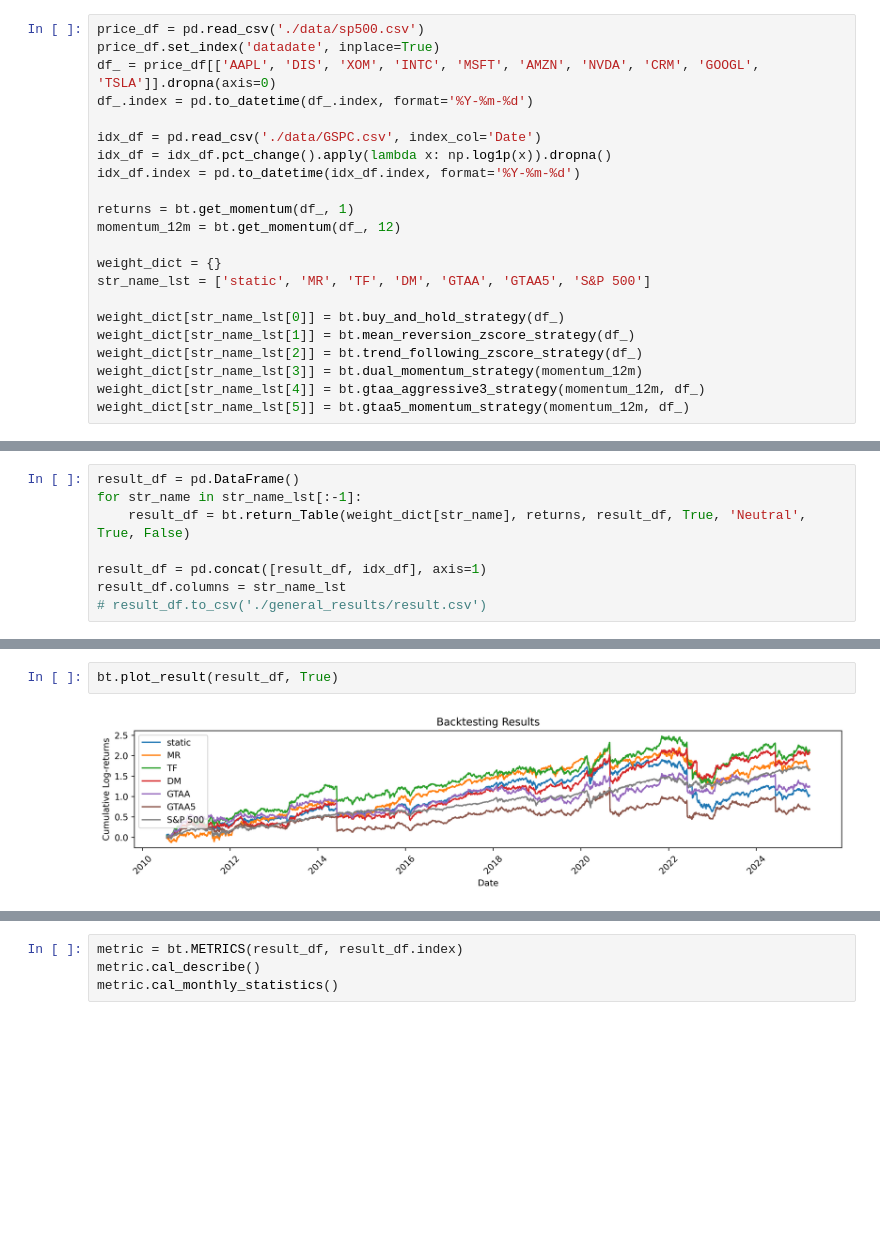
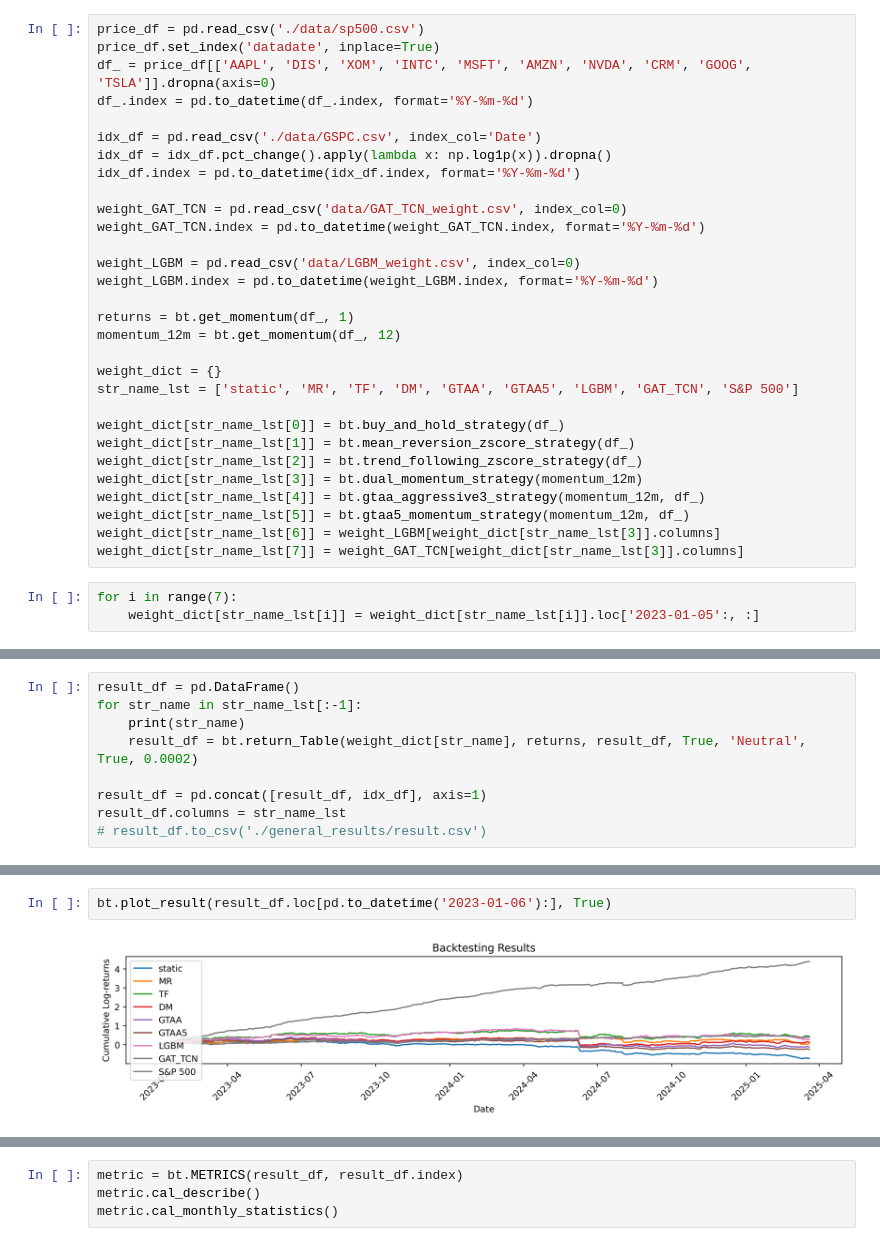
Before and after one commit to kimjuhwan1234/Study_DL_and_Coding, a Jupyter notebook: RISK_ESTIMATION/back_testing.ipynb, the cells around one changed output, grey strips where cells are left out. Drawn from its saved outputs; the diff is of its cells as text; blank space fills up the shorter version.

```diff
--- a/RISK_ESTIMATION/back_testing.ipynb
+++ b/RISK_ESTIMATION/back_testing.ipynb
@@ -10,18 +12,24 @@ gc.collect()
 # %%
 price_df = pd.read_csv('./data/sp500.csv')
 price_df.set_index('datadate', inplace=True)
-df_ = price_df[['AAPL', 'DIS', 'XOM', 'INTC', 'MSFT', 'AMZN', 'NVDA', 'CRM', 'GOOGL', 'TSLA']].dropna(axis=0)
+df_ = price_df[['AAPL', 'DIS', 'XOM', 'INTC', 'MSFT', 'AMZN', 'NVDA', 'CRM', 'GOOG', 'TSLA']].dropna(axis=0)
 df_.index = pd.to_datetime(df_.index, format='%Y-%m-%d')
 
 idx_df = pd.read_csv('./data/GSPC.csv', index_col='Date')
 idx_df = idx_df.pct_change().apply(lambda x: np.log1p(x)).dropna()
 idx_df.index = pd.to_datetime(idx_df.index, format='%Y-%m-%d')
 
+weight_GAT_TCN = pd.read_csv('data/GAT_TCN_weight.csv', index_col=0)
+weight_GAT_TCN.index = pd.to_datetime(weight_GAT_TCN.index, format='%Y-%m-%d')
+
+weight_LGBM = pd.read_csv('data/LGBM_weight.csv', index_col=0)
+weight_LGBM.index = pd.to_datetime(weight_LGBM.index, format='%Y-%m-%d')
+
 returns = bt.get_momentum(df_, 1)
 momentum_12m = bt.get_momentum(df_, 12)
 
 weight_dict = {}
-str_name_lst = ['static', 'MR', 'TF', 'DM', 'GTAA', 'GTAA5', 'S&P 500']
+str_name_lst = ['static', 'MR', 'TF', 'DM', 'GTAA', 'GTAA5', 'LGBM', 'GAT_TCN', 'S&P 500']
 
 weight_dict[str_name_lst[0]] = bt.buy_and_hold_strategy(df_)
 weight_dict[str_name_lst[1]] = bt.mean_reversion_zscore_strategy(df_)
@@ -29,3 +37,8 @@ weight_dict[str_name_lst[2]] = bt.trend_following_zscore_strategy(df_)
 weight_dict[str_name_lst[3]] = bt.dual_momentum_strategy(momentum_12m)
 weight_dict[str_name_lst[4]] = bt.gtaa_aggressive3_strategy(momentum_12m, df_)
 weight_dict[str_name_lst[5]] = bt.gtaa5_momentum_strategy(momentum_12m, df_)
+weight_dict[str_name_lst[6]] = weight_LGBM[weight_dict[str_name_lst[3]].columns]
+weight_dict[str_name_lst[7]] = weight_GAT_TCN[weight_dict[str_name_lst[3]].columns]
+# %%
+for i in range(7):
+    weight_dict[str_name_lst[i]] = weight_dict[str_name_lst[i]].loc['2023-01-05':, :]
@@ -32,7 +50,8 @@ weight_dict[str_name_lst[5]] = bt.gtaa5_momentum_strategy(momentum_12m, df_)
 # %%
 result_df = pd.DataFrame()
 for str_name in str_name_lst[:-1]:
-    result_df = bt.return_Table(weight_dict[str_name], returns, result_df, True, 'Neutral', True, False)
+    print(str_name)
+    result_df = bt.return_Table(weight_dict[str_name], returns, result_df, True, 'Neutral', True, 0.0002)
 
 result_df = pd.concat([result_df, idx_df], axis=1)
 result_df.columns = str_name_lst
@@ -40,7 +68,7 @@ result_df.columns = str_name_lst
 # %%
-bt.plot_result(result_df, True)
+bt.plot_result(result_df.loc[pd.to_datetime('2023-01-06'):], True)
 # %% [output]
-[figure, old version]
+[figure, new version]
 # %%
 for str_name in str_name_lst[:-1]:
     print(f"{str_name} : {bt.cal_turnover(weight_dict[str_name])}")
```
Also changed, not shown: parts of 6 cells of this notebook, 49 other files.
